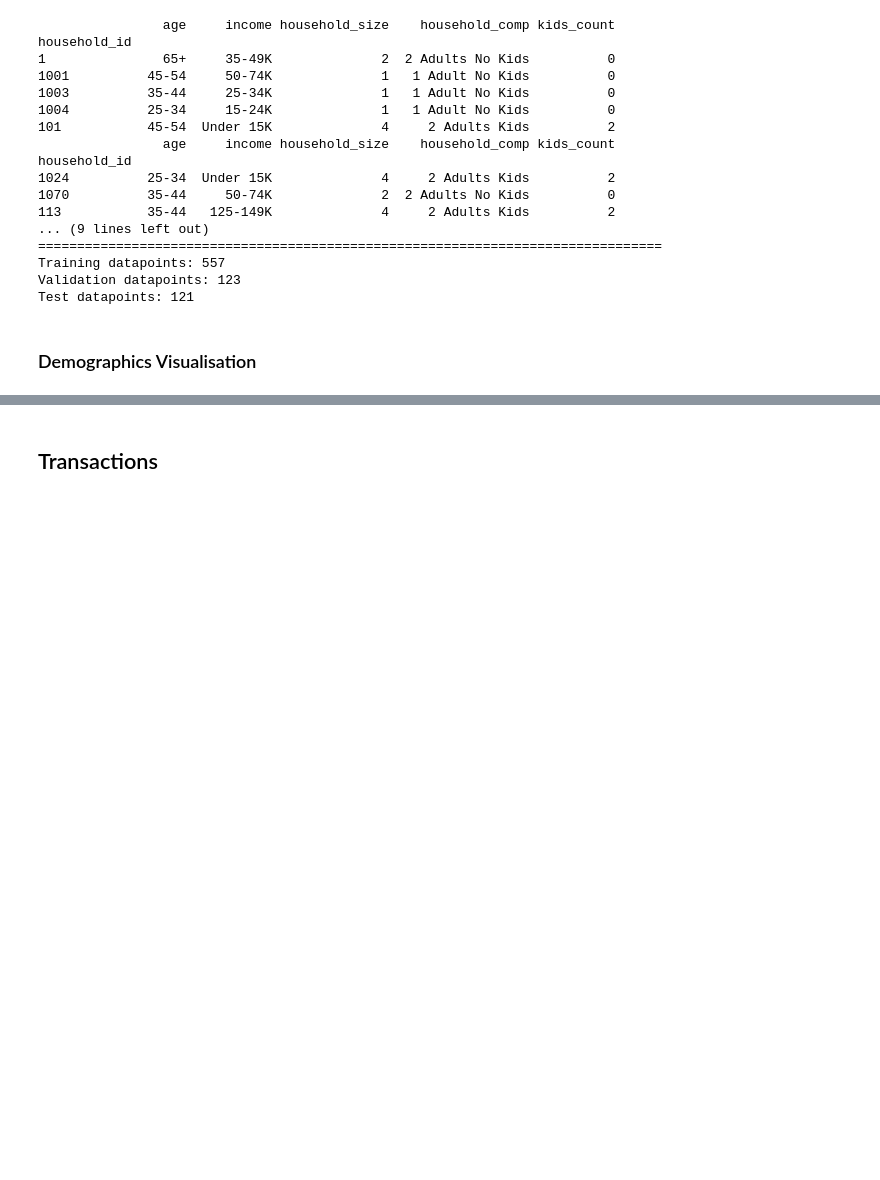
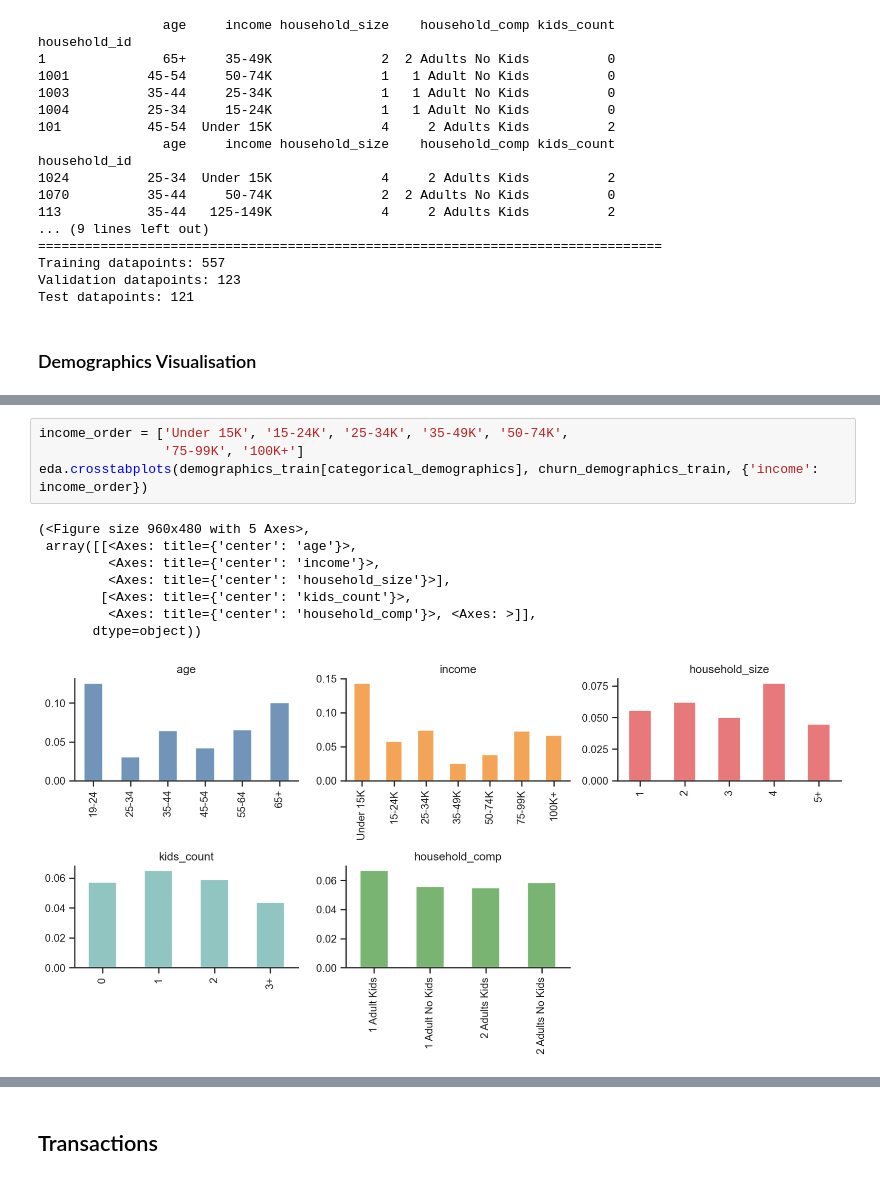
Before and after one commit to Kasperclowes/QBUS3820-Group-Assignment, a Jupyter notebook: RUN.ipynb, the cells around one changed output, grey strips where cells are left out. Saved outputs shown, nothing was run; the diff lists cells and outputs as text; blank space fills up the shorter version.

```diff
--- a/RUN.ipynb
+++ b/RUN.ipynb
@@ -143,0 +172,13 @@ eda.mutual_information_table(demographics_train, categorical=categorical_demogra
+# %%
+income_order = ['Under 15K', '15-24K', '25-34K', '35-49K', '50-74K',
+                '75-99K', '100K+']
+eda.crosstabplots(demographics_train[categorical_demographics], churn_demographics_train, {'income': income_order})
+# %% [output]
+(<Figure size 960x480 with 5 Axes>,
+ array([[<Axes: title={'center': 'age'}>,
+         <Axes: title={'center': 'income'}>,
+         <Axes: title={'center': 'household_size'}>],
+        [<Axes: title={'center': 'kids_count'}>,
+         <Axes: title={'center': 'household_comp'}>, <Axes: >]],
+       dtype=object))
+[figure, added]
```
Also changed, not shown: parts of 5 cells of this notebook, 2 other files.
